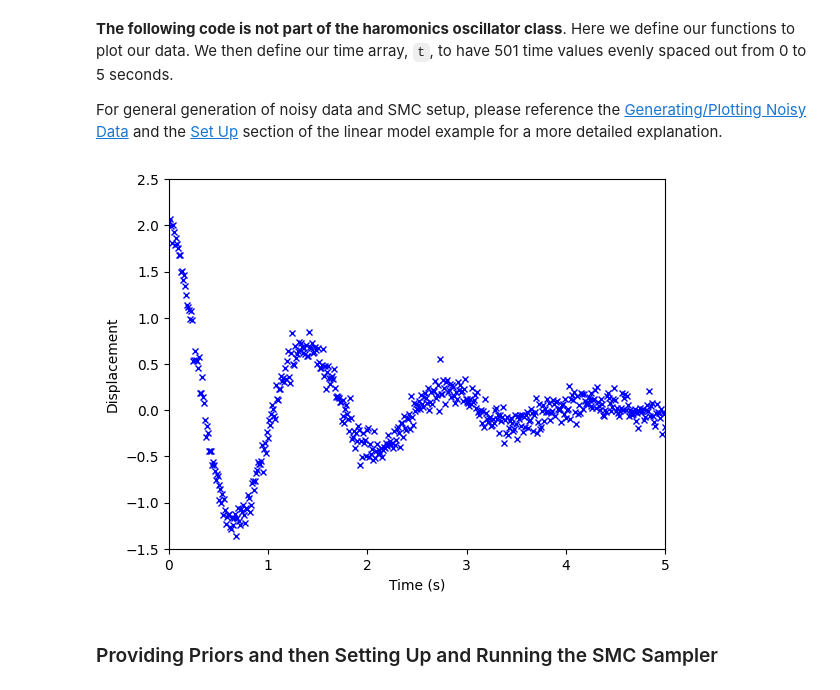
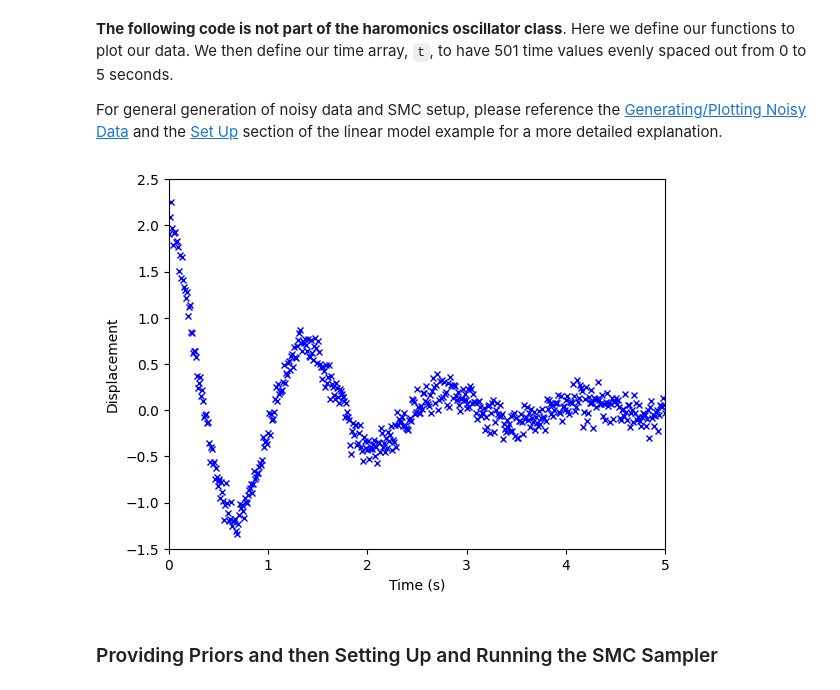
Before and after one commit to XxJuliaTruongxX/SMCPy, a Jupyter notebook: examples/interval_example/run_example.ipynb, the cells around one changed output. Cells and saved outputs as stored; diff of their text form; code cells hidden in the pictures.

```diff
--- a/examples/interval_example/run_example.ipynb
+++ b/examples/interval_example/run_example.ipynb
@@ -76,20 +77,20 @@ def plot_posterior_pairwise(step_list):
 # %%
 n = 501
 
 t = np.linspace(0, 5, n).reshape(1, -1)
 sigma = 0.1
 true_params = np.array([[1.5, 20.5]])
 data_seed = 1
 model = DampedHarmonicOscillator(t)
 interval_lvls = [0.025, 0.975]
 
 # Generate data
 y = model.evaluate(true_params)
-y_noisy = y + np.random.default_rng(data_seed).normal(0, sigma, n)
+y_noisy = generate_noisy_data(y, sigma)
 np.savetxt("damped_harmonic_oscillator_data.csv", np.c_[t, y_noisy])
 plot_data(t, y, y_noisy)
 # %% [output]
-[figure, old version]
+[figure, new version]
 # %% [markdown]
 ### Providing Priors and then Setting Up and Running the SMC Sampler
 # %% [markdown]
```
Also changed, not shown: parts of 3 cells of this notebook, 1 other file.
